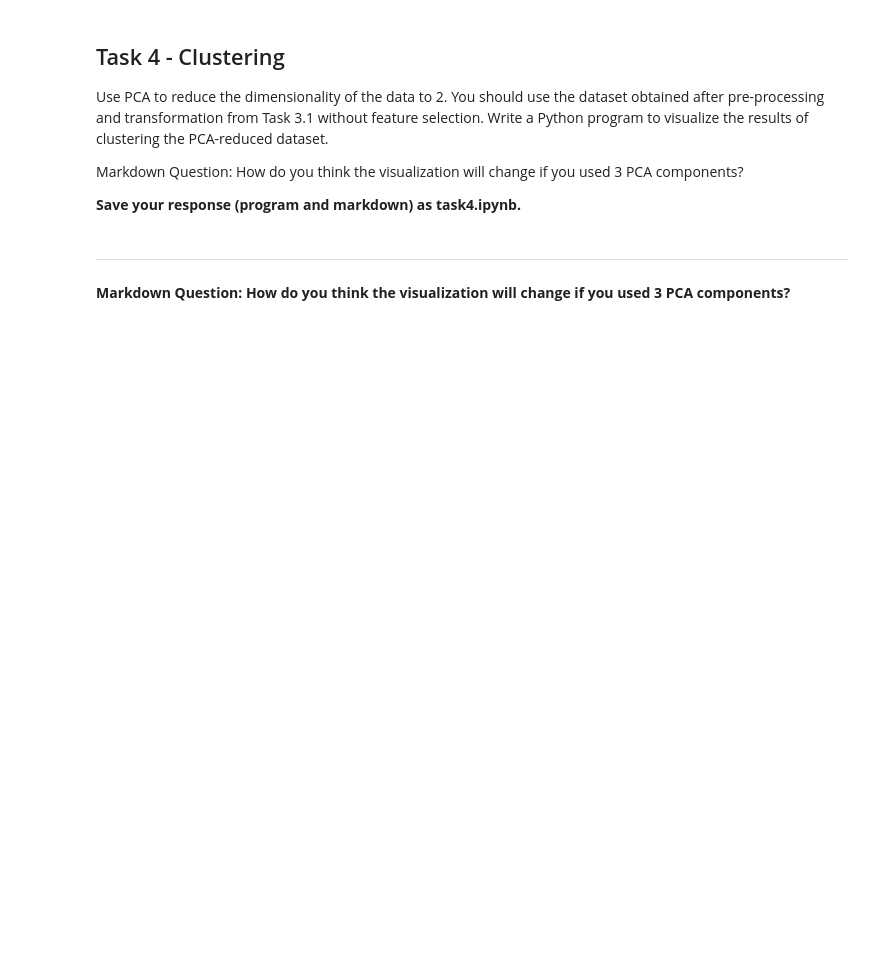
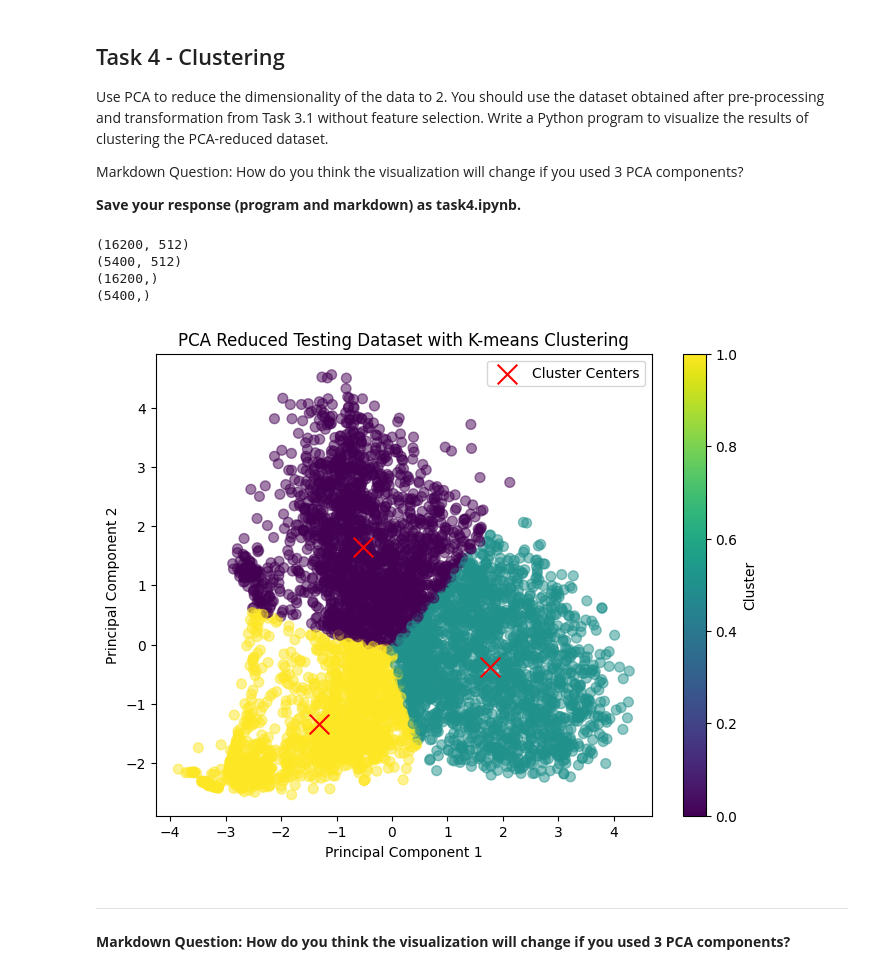
Before and after one commit to aym183/Satellite-Image-Classification, a Jupyter notebook: task4.ipynb, the cells around one changed output. Saved outputs shown, nothing was run; the diff lists cells and outputs as text; code cells hidden in the pictures; blank space fills up the shorter version.

```diff
--- a/task4.ipynb
+++ b/task4.ipynb
@@ -27,8 +27,24 @@ from scipy.stats import ttest_rel, ttest_ind
 '''
 PCA is a dimensionality reduction technique (reducing data whilst keeping as much info as possible - mainly removes cols).
 '''
+x_train_norm = load_model("datasets/task1/x_train")
+x_test_norm = load_model("datasets/task1/x_test")
+y_train_norm = load_model("datasets/task1/y_train")
+y_test_norm = load_model("datasets/task1/y_test")
 
-svc_task1 = load_model("models/task2/mlp_holdout")
+print(x_train_norm.shape)
+print(x_test_norm.shape)
+print(y_train_norm.shape)
+print(y_test_norm.shape)
+# %% [output]
+(16200, 512)
+(5400, 512)
+(16200,)
+(5400,)
+# %%
+x_train_pca, x_test_pca = reduce_pca_dimensionality(x_train_norm, x_test_norm, y_test_norm)
+# %% [output]
+[figure, added]
 # %% [markdown]
 ----
 <span style="font-weight:bold;">Markdown Question: How do you think the visualization will change if you used 3 PCA components?
```
Also changed, not shown: 14 other files.
